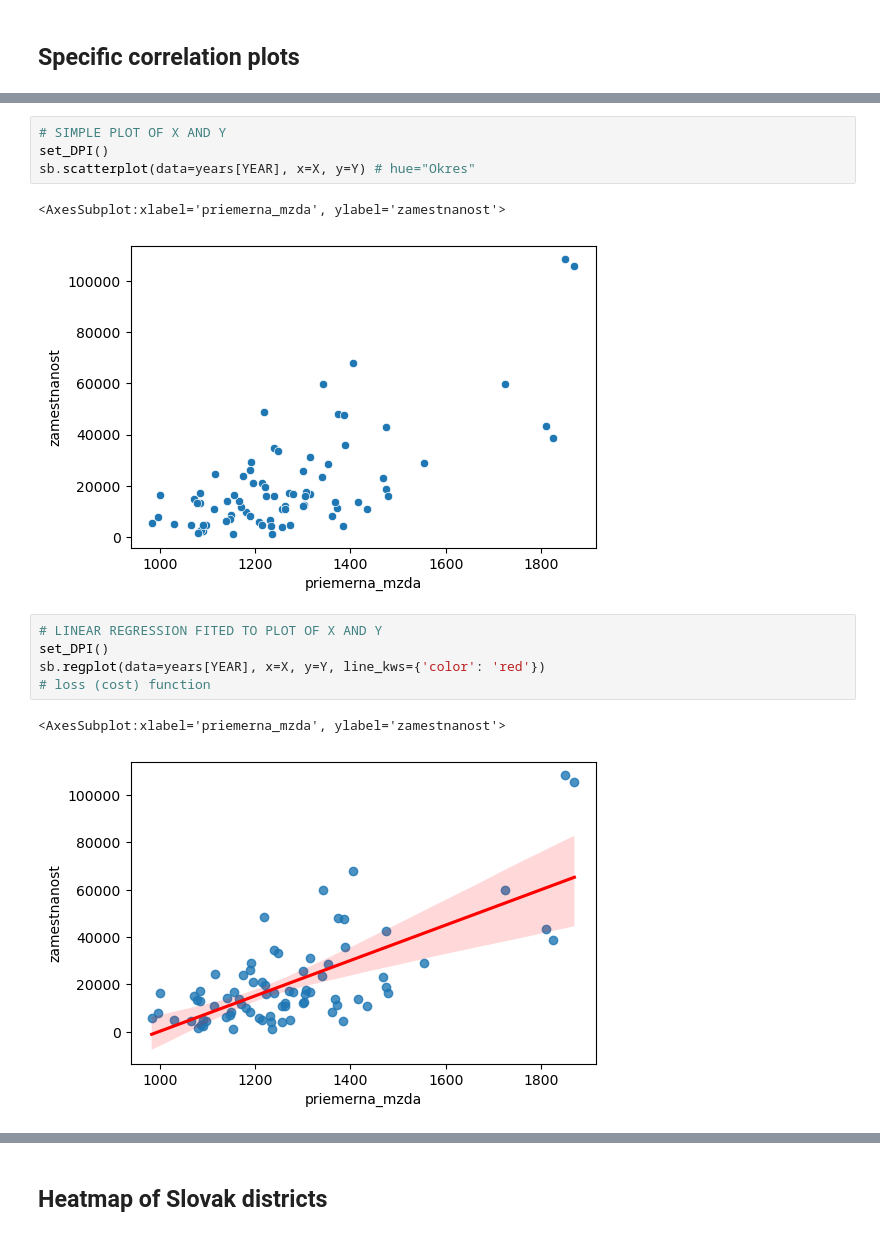
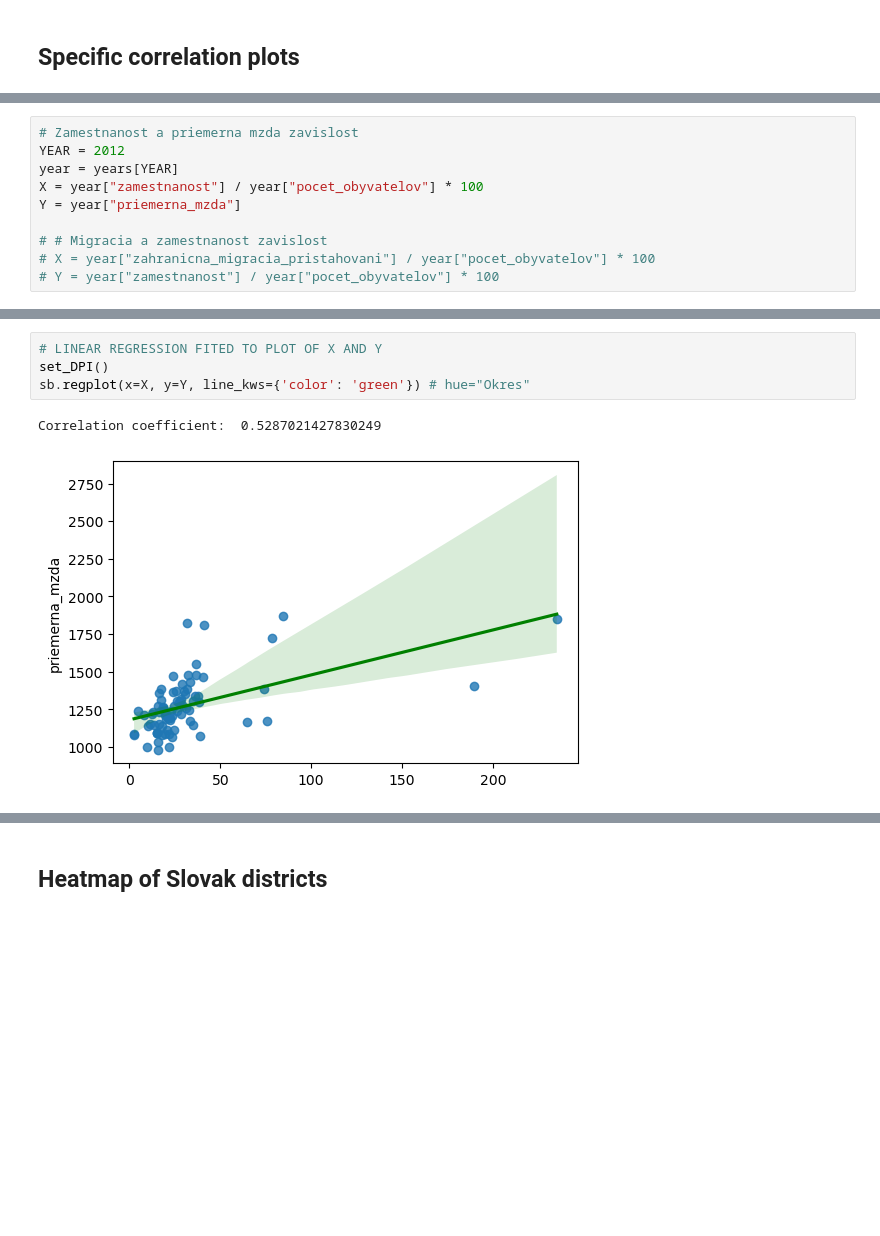
Before and after one commit to samuel-soltys/slovak-analysis, a Jupyter notebook: workbook.ipynb, the cells around one changed output, grey strips where cells are left out. Cells and saved outputs as stored; diff of their text form; blank space fills up the shorter version.

```diff
--- a/workbook.ipynb
+++ b/workbook.ipynb
@@ -100,0 +101,10 @@ def set_DPI():
+# %%
+# Zamestnanost a priemerna mzda zavislost
+YEAR = 2012
+year = years[YEAR]
+X = year["zamestnanost"] / year["pocet_obyvatelov"] * 100
+Y = year["priemerna_mzda"]
+
+# # Migracia a zamestnanost zavislost
+# X = year["zahranicna_migracia_pristahovani"] / year["pocet_obyvatelov"] * 100
+# Y = year["zamestnanost"] / year["pocet_obyvatelov"] * 100
@@ -101,15 +136,7 @@ def set_DPI():
 # %%
-# SIMPLE PLOT OF X AND Y
+# LINEAR REGRESSION FITED TO PLOT OF X AND Y
 set_DPI()
-sb.scatterplot(data=years[YEAR], x=X, y=Y) # hue="Okres"
+sb.regplot(x=X, y=Y, line_kws={'color': 'green'}) # hue="Okres"
 # %% [output]
-<AxesSubplot:xlabel='priemerna_mzda', ylabel='zamestnanost'>
+Correlation coefficient:  0.5287021427830249
-[figure, old version]
+[figure, new version]
-# %%
-# LINEAR REGRESSION FITED TO PLOT OF X AND Y
-set_DPI()
-sb.regplot(data=years[YEAR], x=X, y=Y, line_kws={'color': 'red'})
-# loss (cost) function
-# %% [output]
-<AxesSubplot:xlabel='priemerna_mzda', ylabel='zamestnanost'>
-[figure, removed]
```
Also changed, not shown: parts of 12 cells of this notebook.
